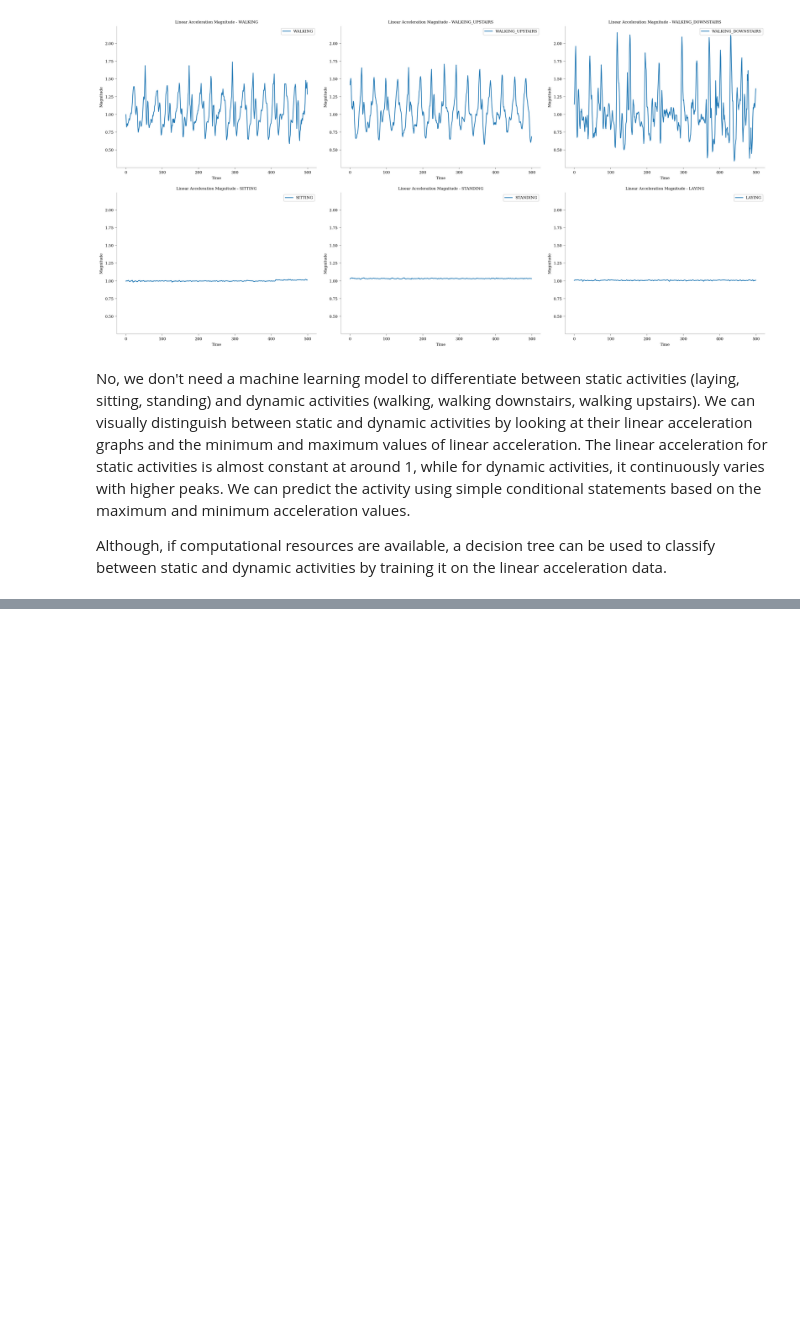
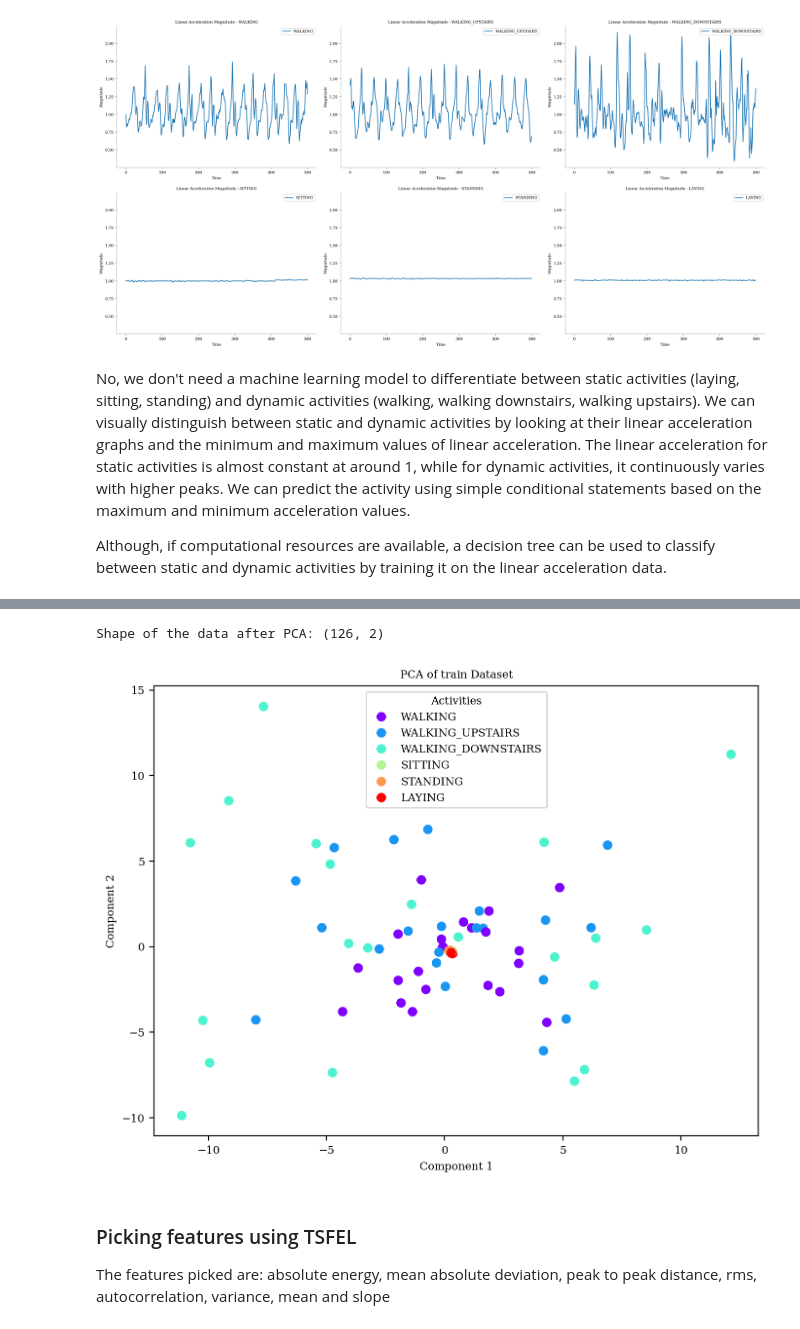
Before and after one commit to ShardulJunagade/ES-335-Assignment-1-2024-Fall, a Jupyter notebook: EDA/BasicEDA.ipynb, the cells around one changed output, grey strips where cells are left out. Cells and saved outputs as stored; diff of their text form; code cells hidden in the pictures; blank space fills up the shorter version.

```diff
--- a/EDA/BasicEDA.ipynb
+++ b/EDA/BasicEDA.ipynb
@@ -209,6 +209,7 @@ for i, (activity, sample) in enumerate(activity_samples.items()):
 for dim in range(num_dimensions):
     for act in range(num_activities):
         ax = axes[dim * num_activities + act]
+        ax.grid(True)
         if dim == 0:
             ax.set_title(f"{activity_list[act]}")
         if dim == num_dimensions-1:
@@ -308,0 +318,24 @@ Although, if computational resources are available, a decision tree can be used
+# %%
+
+plt.figure(figsize=(8, 6))
+
+pca = PCA(n_components=2)
+X_pca = pca.fit_transform(linear_acc_train)
+print("Shape of the data after PCA:",X_pca.shape)
+
+scatter = plt.scatter(X_pca[:, 0], X_pca[:, 1], c=y_train, cmap='rainbow')
+
+legend_labels = [f'{classes[i]}' for i in set(y_train)]
+legend_elements = scatter.legend_elements()[0]
+legend = plt.legend(legend_elements, legend_labels, title='Activities')
+
+plt.xlabel('Component 1')
+plt.ylabel('Component 2')
+plt.title('PCA of train Dataset')
+plt.show()
+# %% [output]
+Shape of the data after PCA: (126, 2)
+[figure, added]
+# %% [markdown]
+### Picking features using TSFEL
+The features picked are: absolute energy, mean absolute deviation, peak to peak distance, rms, autocorrelation, variance, mean and slope
```
Also changed, not shown: parts of 14 cells of this notebook.
